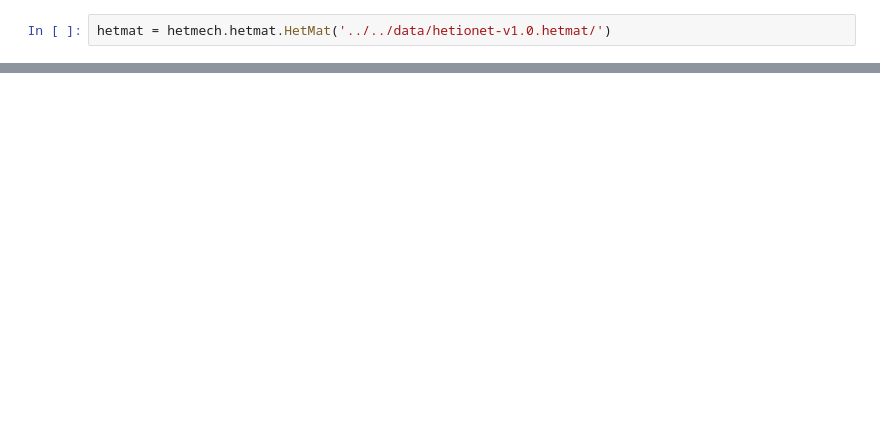
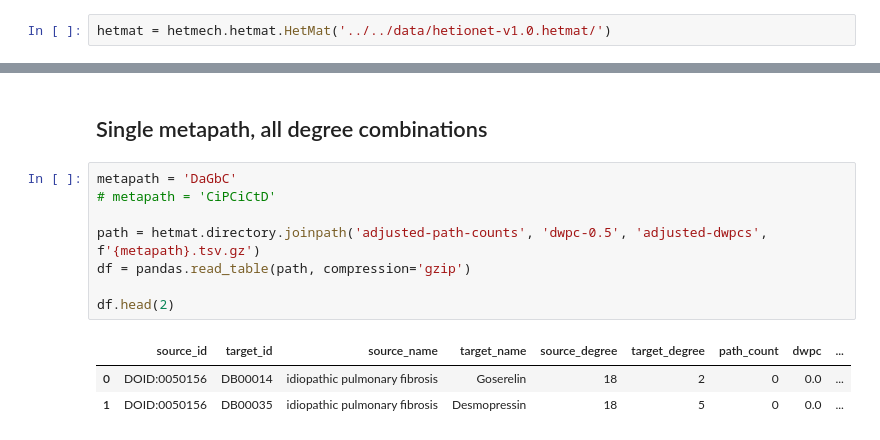
Before and after one commit to greenelab/connectivity-search-analyses, a Jupyter notebook: explore/p-value/simulate.ipynb, the cells around one changed output, grey strips where cells are left out. Drawn from its saved outputs; the diff is of its cells as text; blank space fills up the shorter version.

```diff
--- a/explore/p-value/simulate.ipynb
+++ b/explore/p-value/simulate.ipynb
@@ -107,0 +82,14 @@ plt.title(f'Computed p-values for simulated draws {metapath}');
+# %% [markdown]
+## Single metapath, all degree combinations
+# %%
+metapath = 'DaGbC'
+# metapath = 'CiPCiCtD'
+
+path = hetmat.directory.joinpath('adjusted-path-counts', 'dwpc-0.5', 'adjusted-dwpcs', f'{metapath}.tsv.gz')
+df = pandas.read_table(path, compression='gzip')
+
+df.head(2)
+# %% [output]
+|  | source_id | target_id | source_name | target_name | source_degree | target_degree | path_count | dwpc | ... |
+| 0 | DOID:0050156 | DB00014 | idiopathic pulmonary fibrosis | Goserelin | 18 | 2 | 0 | 0.0 | ... |
+| 1 | DOID:0050156 | DB00035 | idiopathic pulmonary fibrosis | Desmopressin | 18 | 5 | 0 | 0.0 | ... |
```
Also changed, not shown: parts of 24 cells of this notebook.
